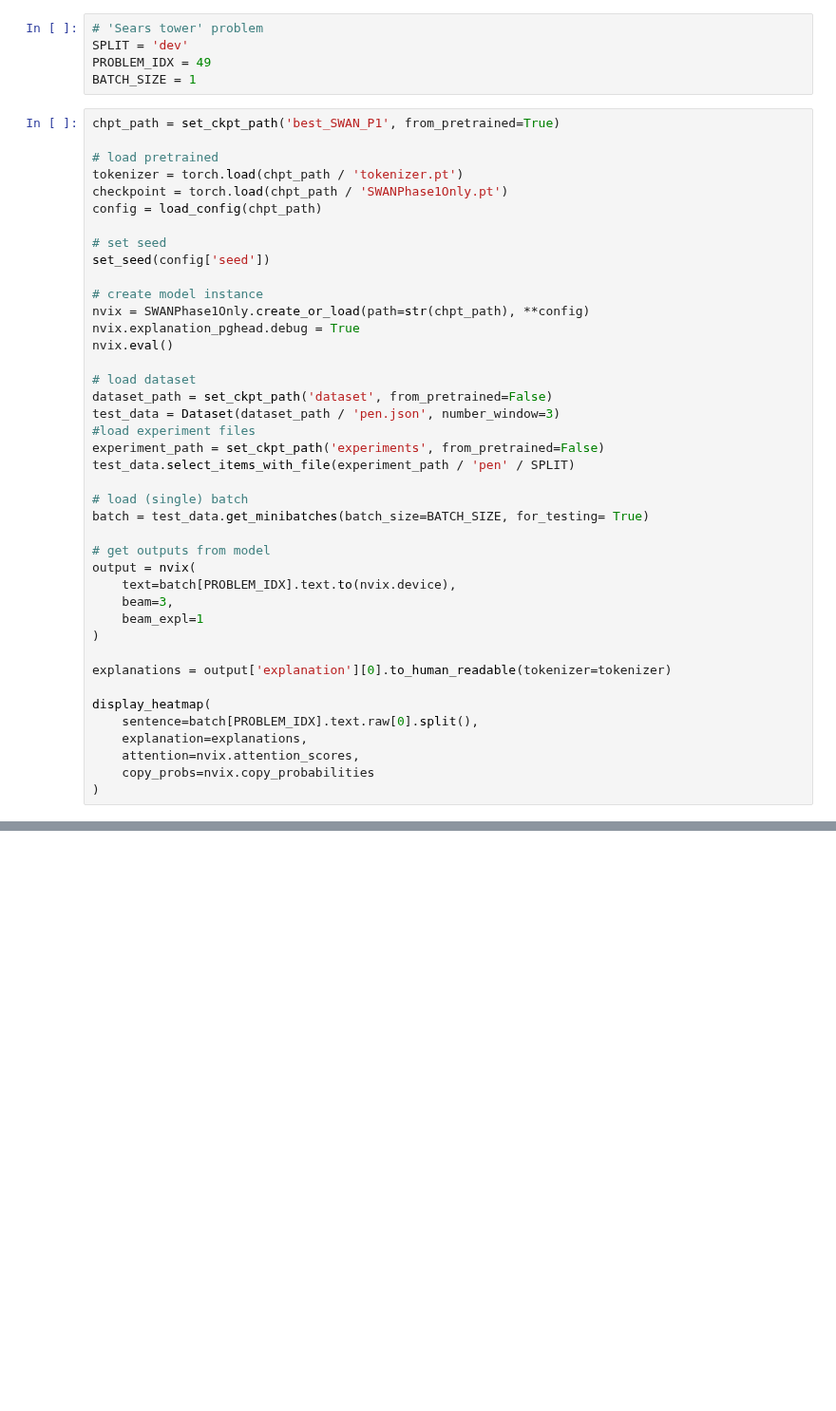
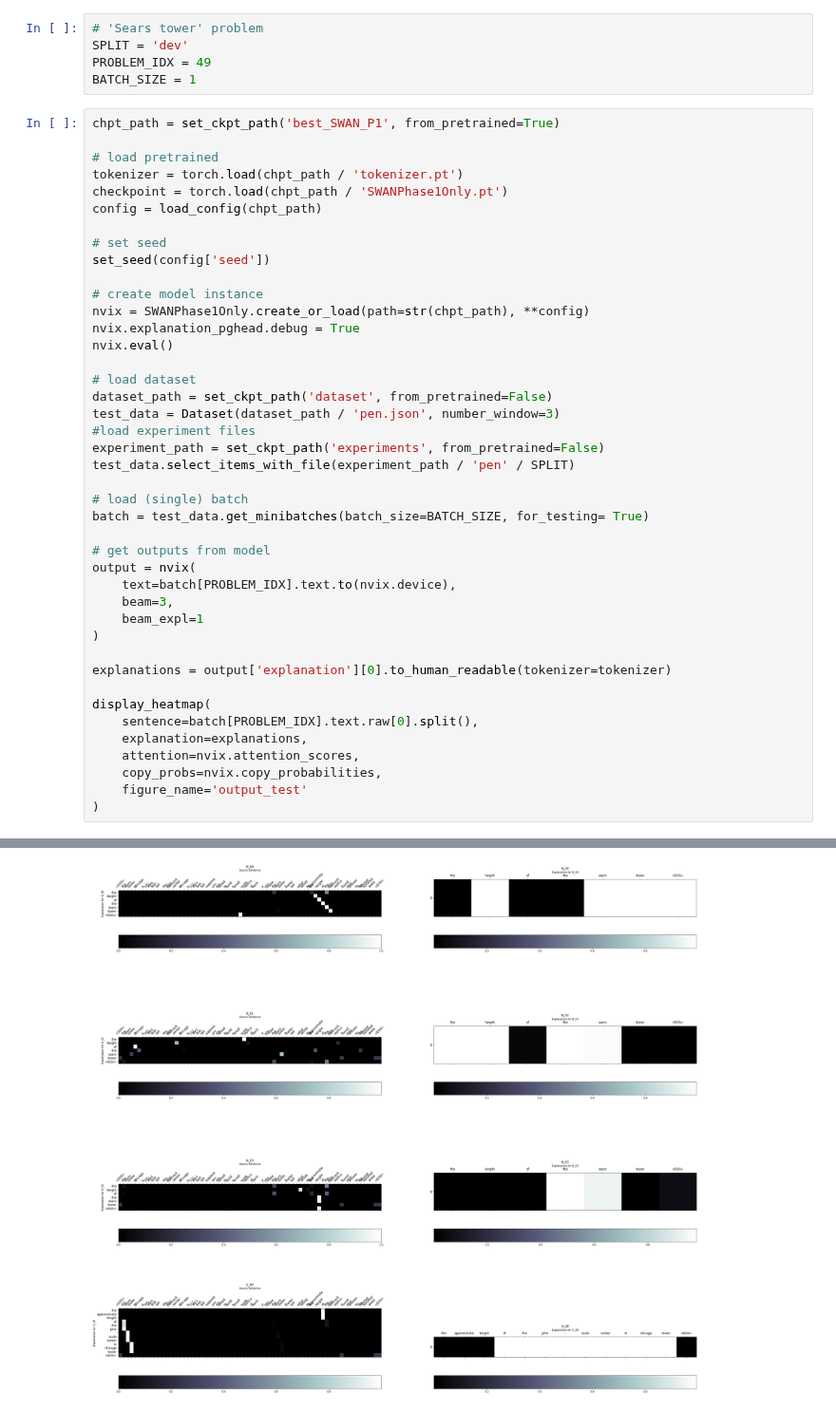
Before and after one commit to rsk25/NVIX, a Jupyter notebook: visualizing_heatmap.ipynb, the cells around one changed output, grey strips where cells are left out. Shown at 95% size. Cells and saved outputs as stored; diff of their text form; blank space fills up the shorter version.

```diff
--- a/visualizing_heatmap.ipynb
+++ b/visualizing_heatmap.ipynb
@@ -48,5 +48,7 @@ display_heatmap(
     sentence=batch[PROBLEM_IDX].text.raw[0].split(),
     explanation=explanations,
     attention=nvix.attention_scores,
-    copy_probs=nvix.copy_probabilities
+    copy_probs=nvix.copy_probabilities,
+    figure_name='output_test'
 )
+# %% [output]
@@ -52,0 +64 @@ display_heatmap(
+[figure, added]
```
Also changed, not shown: parts of 1 cell of this notebook.
